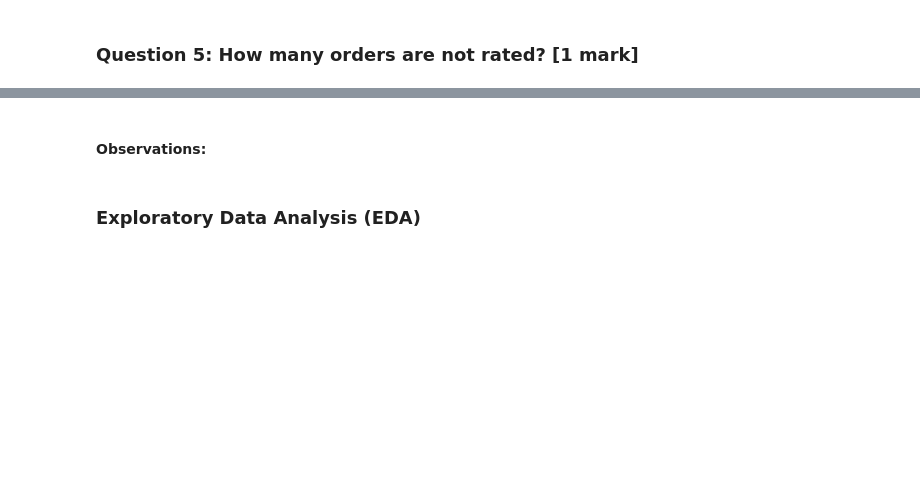
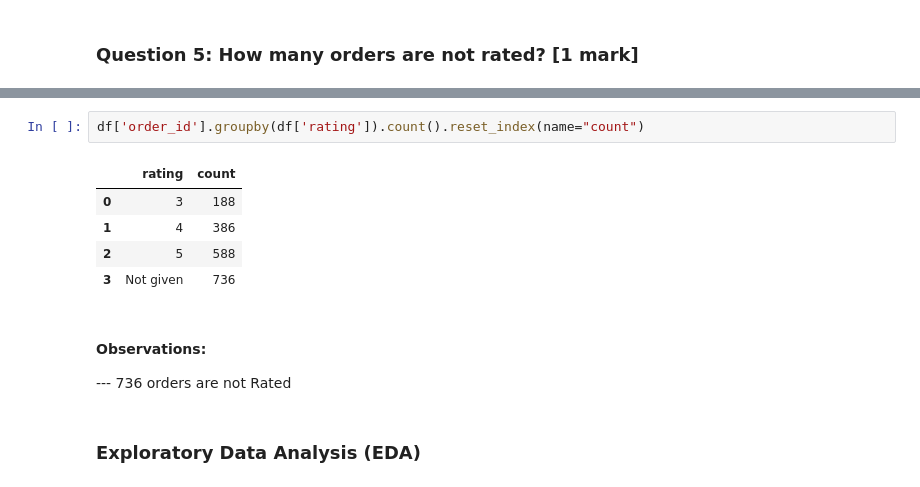
Before and after one commit to SudipKundu2023/Greatlearning, a Jupyter notebook: FoodHubUsecase/PYF_Project_Learner_Notebook_Full_Code.ipynb, the cells around one changed output, grey strips where cells are left out. Saved outputs shown, nothing was run; the diff lists cells and outputs as text; blank space fills up the shorter version.

```diff
--- a/FoodHubUsecase/PYF_Project_Learner_Notebook_Full_Code.ipynb
+++ b/FoodHubUsecase/PYF_Project_Learner_Notebook_Full_Code.ipynb
@@ -96,5 +151,15 @@ df.head()
-# %% [markdown]
-#### Observations:
+# %%
+df['order_id'].groupby(df['rating']).count().reset_index(name="count")
+# %% [output]
+|  | rating | count |
+| 0 | 3 | 188 |
+| 1 | 4 | 386 |
+| 2 | 5 | 588 |
+| 3 | Not given | 736 |
+# %% [markdown]
+#### Observations:
+
+--- 736 orders are not Rated
 # %% [markdown]
 ### Exploratory Data Analysis (EDA)
 # %% [markdown]
```
Also changed, not shown: parts of 7 cells of this notebook.
